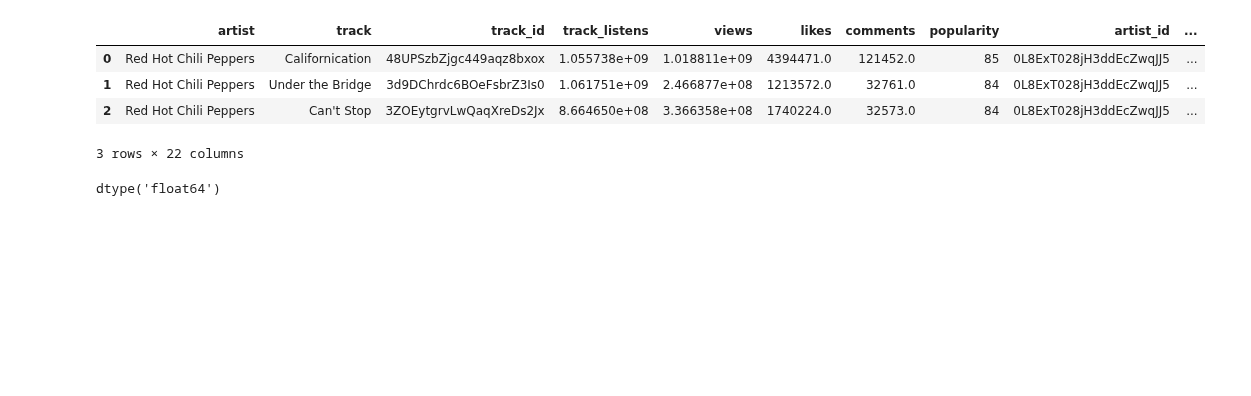
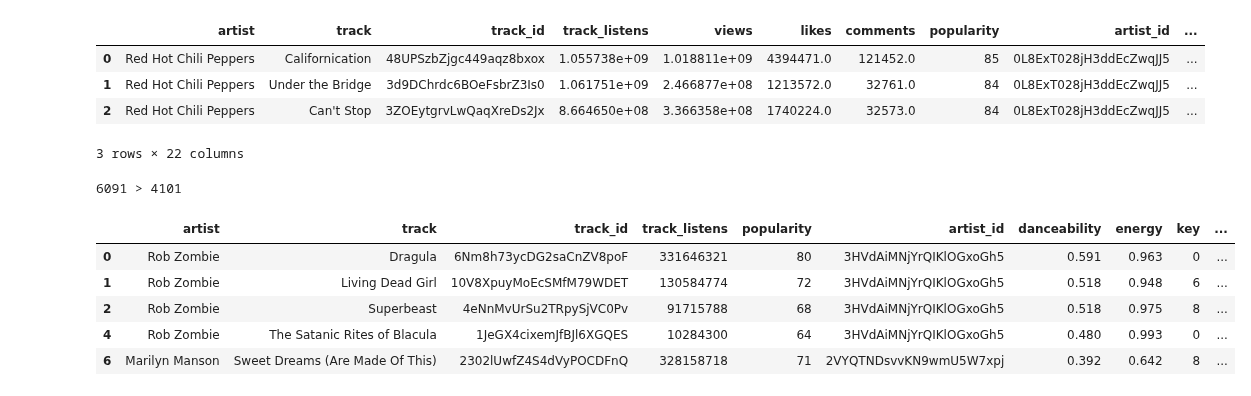
Before and after one commit to cjcdwburger/UOL_DSM020_CW2, a Jupyter notebook: CW2.ipynb, the cells around one changed output. Saved outputs shown, nothing was run; the diff lists cells and outputs as text; code cells hidden in the pictures; blank space fills up the shorter version.

Commit message:
finished test suites for cleaning process

```diff
--- a/CW2.ipynb
+++ b/CW2.ipynb
@@ -2004,10 +2002,21 @@ kaggle_df.head(3)
 | 1 | Red Hot Chili Peppers | Under the Bridge | 3d9DChrdc6BOeFsbrZ3Is0 | 1.061751e+09 | 2.466877e+08 | 1213572.0 | 32761.0 | 84 | 0L8ExT028jH3ddEcZwqJJ5 | ... |
 | 2 | Red Hot Chili Peppers | Can't Stop | 3ZOEytgrvLwQaqXreDs2Jx | 8.664650e+08 | 3.366358e+08 | 1740224.0 | 32573.0 | 84 | 0L8ExT028jH3ddEcZwqJJ5 | ... |
 3 rows × 22 columns
-# %%
-
-kaggle_df['views'].dtypes
-# %% [output]
-dtype('float64')
+# %%
+
+spotify_cleaned_df = clean_tracks_dataframe(
+        spotify_df,
+        clean_all=True
+    )
+print(len(spotify_df), '>', len(spotify_cleaned_df))
+spotify_cleaned_df.head(5)
+# %% [output]
+6091 > 4101
+|  | artist | track | track_id | track_listens | popularity | artist_id | danceability | energy | key | ... |
+| 0 | Rob Zombie | Dragula | 6Nm8h73ycDG2saCnZV8poF | 331646321 | 80 | 3HVdAiMNjYrQIKlOGxoGh5 | 0.591 | 0.963 | 0 | ... |
+| 1 | Rob Zombie | Living Dead Girl | 10V8XpuyMoEcSMfM79WDET | 130584774 | 72 | 3HVdAiMNjYrQIKlOGxoGh5 | 0.518 | 0.948 | 6 | ... |
+| 2 | Rob Zombie | Superbeast | 4eNnMvUrSu2TRpySjVC0Pv | 91715788 | 68 | 3HVdAiMNjYrQIKlOGxoGh5 | 0.518 | 0.975 | 8 | ... |
+| 4 | Rob Zombie | The Satanic Rites of Blacula | 1JeGX4cixemJfBJl6XGQES | 10284300 | 64 | 3HVdAiMNjYrQIKlOGxoGh5 | 0.480 | 0.993 | 0 | ... |
+| 6 | Marilyn Manson | Sweet Dreams (Are Made Of This) | 2302lUwfZ4S4dVyPOCDFnQ | 328158718 | 71 | 2VYQTNDsvvKN9wmU5W7xpj | 0.392 | 0.642 | 8 | ... |
 # %%
 
```
Also changed, not shown: parts of 8 cells of this notebook.
